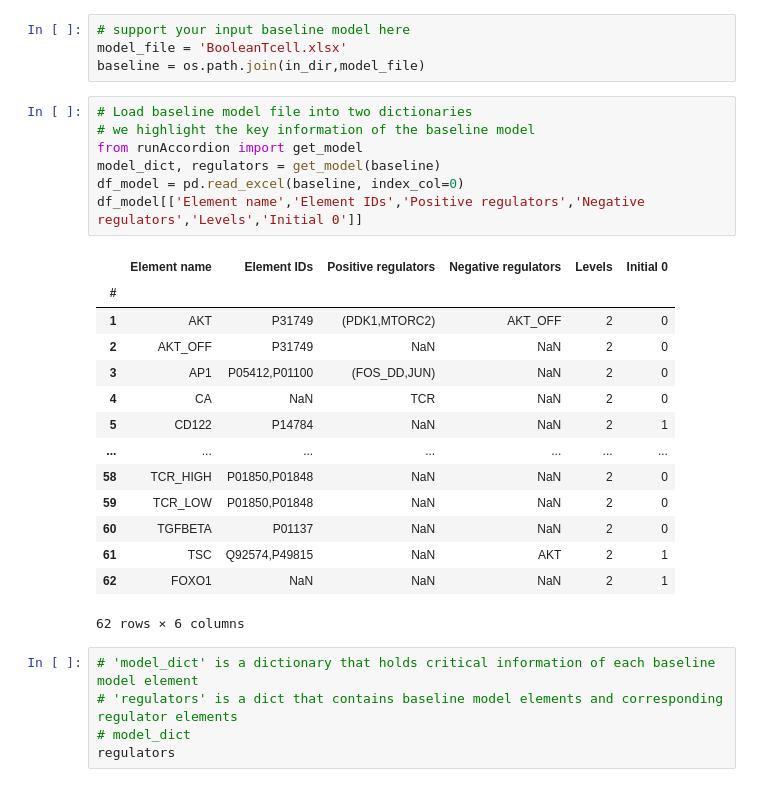
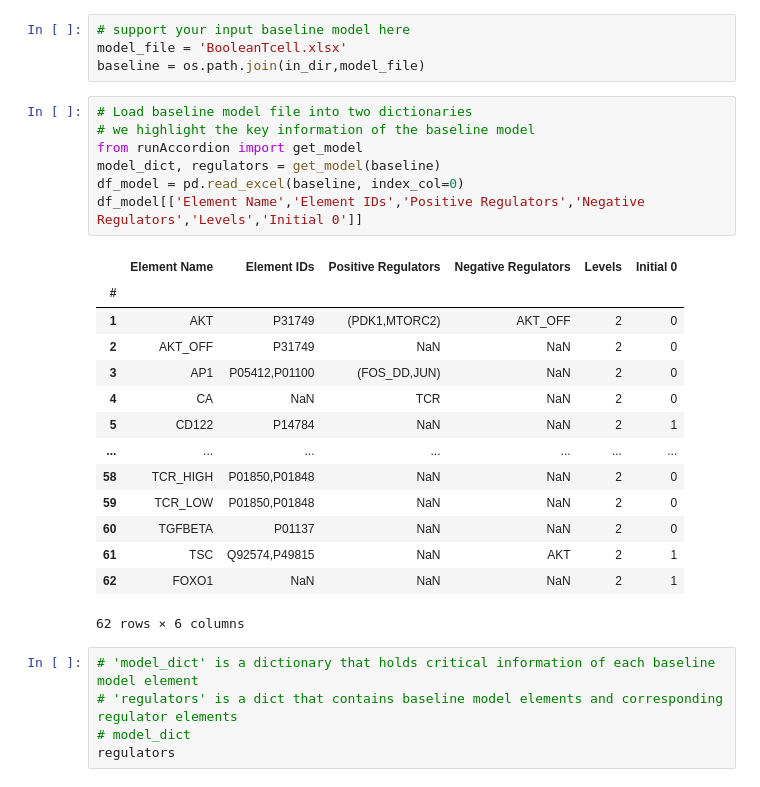
Before and after one commit to pitt-miskov-zivanov-lab/ACCORDION, a Jupyter notebook: examples/use_ACCORDION.ipynb, the cells around one changed output. Saved outputs shown, nothing was run; the diff lists cells and outputs as text.

```diff
--- a/examples/use_ACCORDION.ipynb
+++ b/examples/use_ACCORDION.ipynb
@@ -53,12 +53,12 @@ baseline = os.path.join(in_dir,model_file)
 # %%
 # Load baseline model file into two dictionaries
 # we highlight the key information of the baseline model
 from runAccordion import get_model
 model_dict, regulators = get_model(baseline)
 df_model = pd.read_excel(baseline, index_col=0)
-df_model[['Element name','Element IDs','Positive regulators','Negative regulators','Levels','Initial 0']]
+df_model[['Element Name','Element IDs','Positive Regulators','Negative Regulators','Levels','Initial 0']]
 # %% [output]
-|  | Element name | Element IDs | Positive regulators | Negative regulators | Levels | Initial 0 |
+|  | Element Name | Element IDs | Positive Regulators | Negative Regulators | Levels | Initial 0 |
 | # |  |  |  |  |  |  |
 | 1 | AKT | P31749 | (PDK1,MTORC2) | AKT_OFF | 2 | 0 |
 | 2 | AKT_OFF | P31749 | NaN | NaN | 2 | 0 |
```
Also changed, not shown: parts of 8 cells of this notebook, 2 other files.
